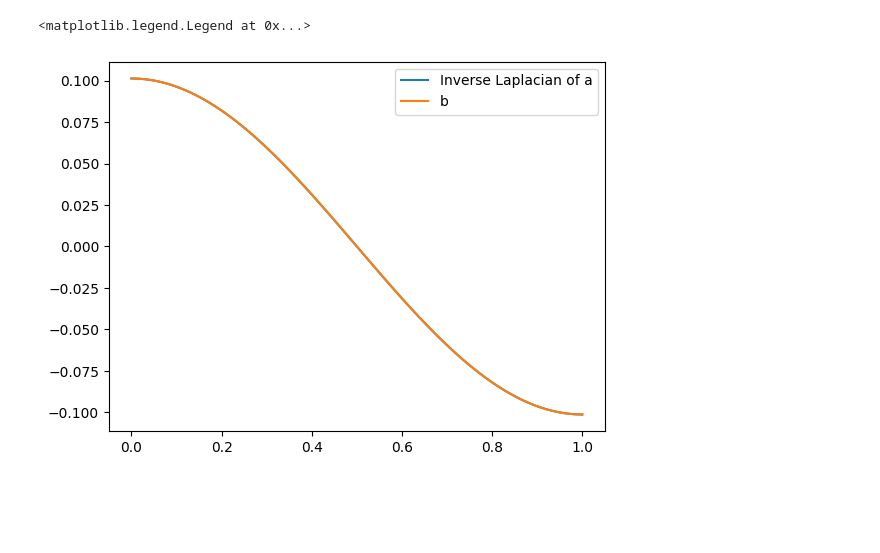
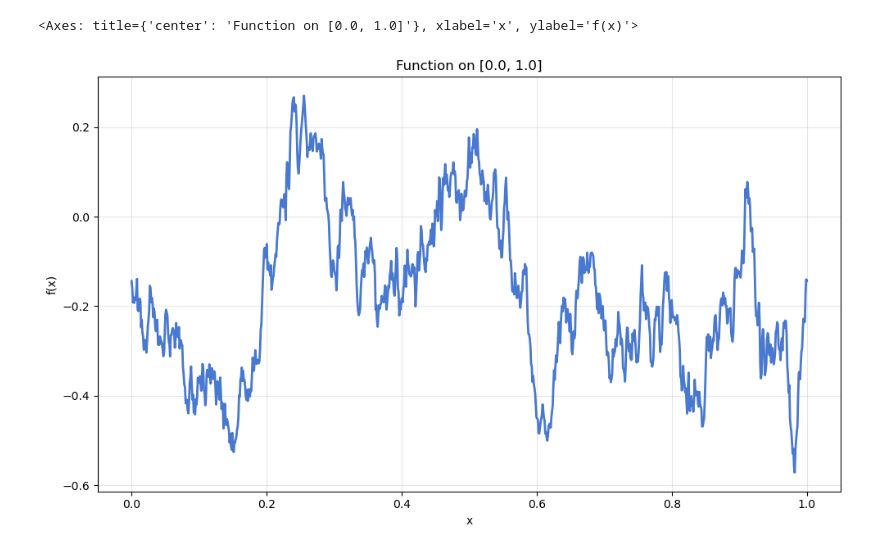
Before and after one commit to da380/pygeoinf, a Jupyter notebook: pygeoinf/interval/demos/test.ipynb, the cells around one changed output. Cells and saved outputs as stored; diff of their text form; code cells hidden in the pictures; blank space fills up the shorter version.

```diff
--- a/pygeoinf/interval/demos/test.ipynb
+++ b/pygeoinf/interval/demos/test.ipynb
@@ -10,15 +11,15 @@ from matplotlib import pyplot as plt
 # %%
 function_domain = IntervalDomain(0.0, 1.0)
 l2_space_dim = 10
-l2_basis = None
-l2space = Lebesgue(l2_space_dim, function_domain, basis=l2_basis)
+# Use a standard Fourier basis so functions have coefficients available
+l2space = Lebesgue(l2_space_dim, function_domain, basis=None)
 
-bcs = BoundaryConditions('dirichlet', left=0.0, right=0.0)
-method = 'finite_difference'
+bcs = BoundaryConditions('periodic', left=0.0, right=0.0)
+method = 'spectral'
 laplacian_fd_dofs = 100
 laplacian_fd_order = 2
 laplacian = Laplacian(l2space, bcs, method=method,
                       dofs=laplacian_fd_dofs,
                       fd_order=laplacian_fd_order)
-
-mass_op = l2space.identity_operator() + laplacian
+# Provide a reasonable dofs parameter for the inverse operator
+inv_laplacian = InverseLaplacian(l2space, bcs, dofs=500)
@@ -32,14 +26,6 @@ g.plot()
-# %%
-from pygeoinf.interval.operators import InverseLaplacian
-bcs = BoundaryConditions('periodic', left=0.0, right=0.0)
-inv_lap = InverseLaplacian(l2space, bcs, dofs=100)
-x = function_domain.uniform_mesh(100)
-a = Function(l2space, evaluate_callable=lambda x: np.cos(np.pi * x))
-b = Function(l2space, evaluate_callable=lambda x: np.cos(np.pi * x) / (np.pi**2))
-
-plt.plot(x, inv_lap(a)(x), label='Inverse Laplacian of a')
-plt.plot(x, b(x), label='b')
-plt.legend()
-# %% [output]
-<matplotlib.legend.Legend at 0x...>
-[figure, removed]
+# %%
+sampler = SpectralSampler(inv_laplacian, n_modes=1000)
+sampler.sample().plot()
+# %% [output]
+<Axes: title={'center': 'Function on [0.0, 1.0]'}, xlabel='x', ylabel='f(x)'>
+[figure, added]
```
Also changed, not shown: parts of 2 cells of this notebook, 12 other files.
